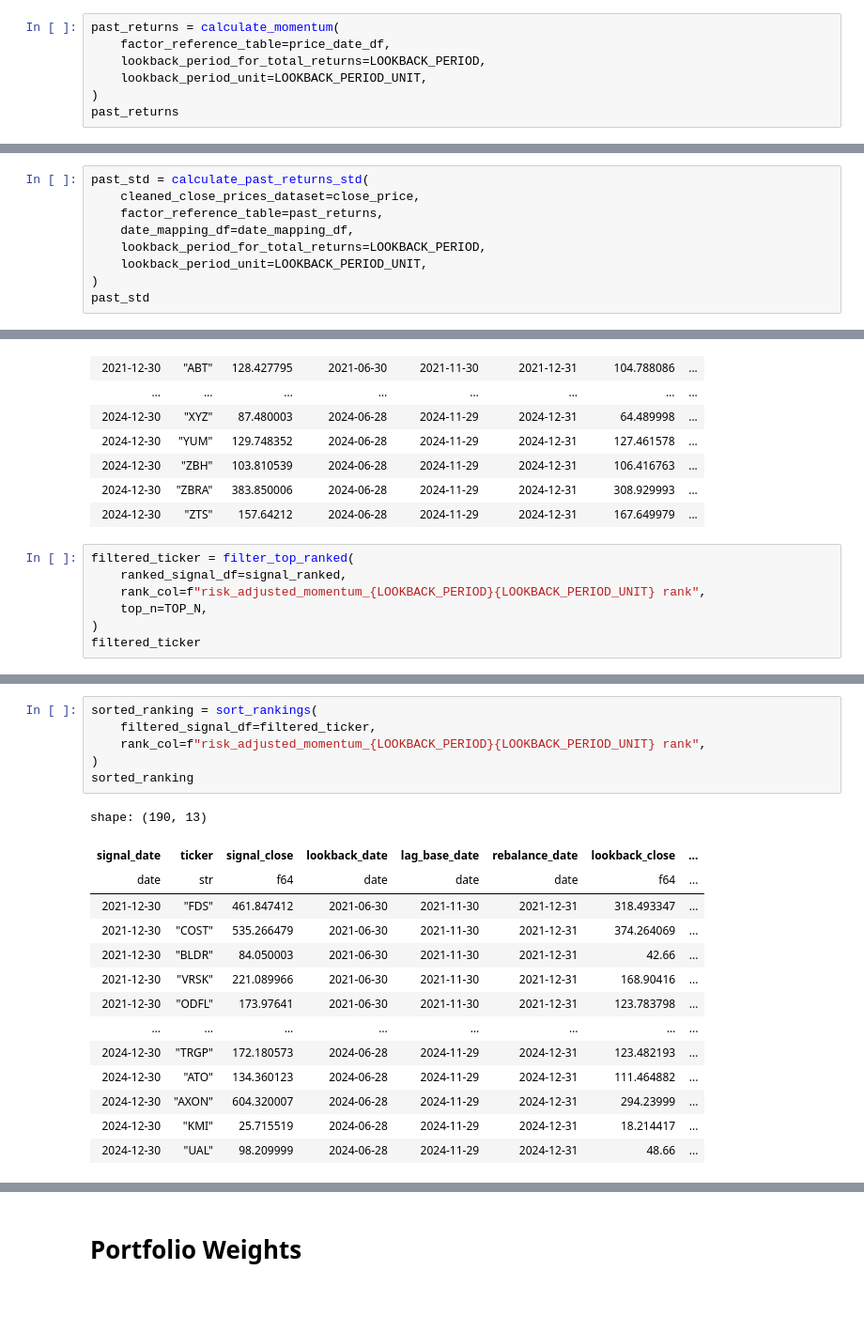
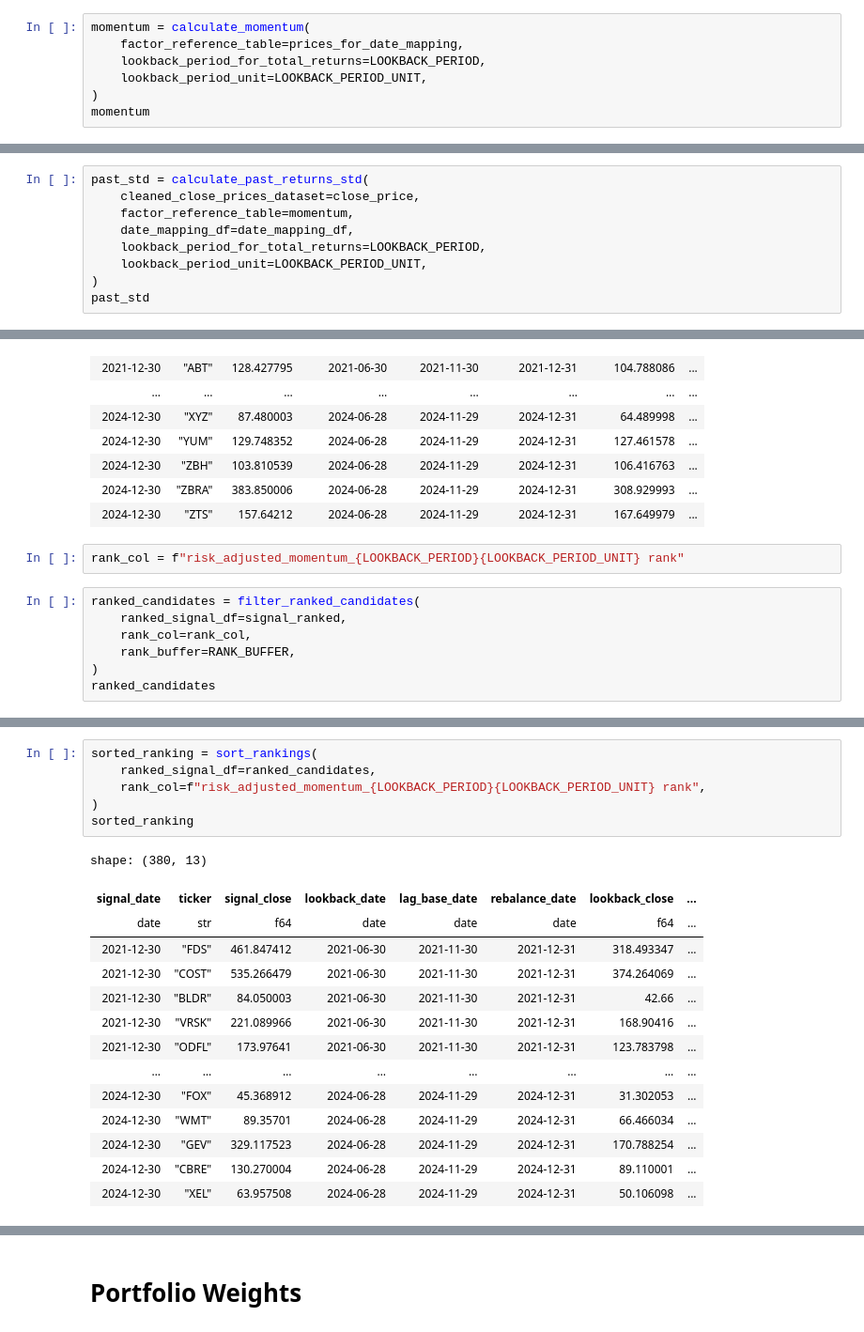
Before and after one commit to Luuuuuuuucas/polars-investment-strategy, a Jupyter notebook: notebooks/test_notebook.ipynb, the cells around one changed output, grey strips where cells are left out. Shown at 94% size. Saved outputs shown, nothing was run; the diff lists cells and outputs as text; blank space fills up the shorter version.

```diff
--- a/notebooks/test_notebook.ipynb
+++ b/notebooks/test_notebook.ipynb
@@ -133,12 +135,12 @@ shape: (9_557, 9)
 | 2024-12-30 | "ZBRA" | 383.850006 | 2024-06-28 | 2024-11-29 | 2024-12-31 | 308.929993 | ... |
 | 2024-12-30 | "ZTS" | 157.64212 | 2024-06-28 | 2024-11-29 | 2024-12-31 | 167.649979 | ... |
 # %%
-past_returns = calculate_momentum(
-    factor_reference_table=price_date_df,
+momentum = calculate_momentum(
+    factor_reference_table=prices_for_date_mapping,
     lookback_period_for_total_returns=LOOKBACK_PERIOD,
     lookback_period_unit=LOOKBACK_PERIOD_UNIT,
 )
-past_returns
+momentum
 # %% [output]
 shape: (9_557, 10)
 | signal_date | ticker | signal_close | lookback_date | lag_base_date | rebalance_date | lookback_close | ... |
@@ -157,7 +159,7 @@ shape: (9_557, 10)
 # %%
 past_std = calculate_past_returns_std(
     cleaned_close_prices_dataset=close_price,
-    factor_reference_table=past_returns,
+    factor_reference_table=momentum,
     date_mapping_df=date_mapping_df,
     lookback_period_for_total_returns=LOOKBACK_PERIOD,
     lookback_period_unit=LOOKBACK_PERIOD_UNIT,
@@ -223,11 +225,13 @@ shape: (9_557, 13)
 | 2024-12-30 | "ZBH" | 103.810539 | 2024-06-28 | 2024-11-29 | 2024-12-31 | 106.416763 | ... |
 | 2024-12-30 | "ZBRA" | 383.850006 | 2024-06-28 | 2024-11-29 | 2024-12-31 | 308.929993 | ... |
 | 2024-12-30 | "ZTS" | 157.64212 | 2024-06-28 | 2024-11-29 | 2024-12-31 | 167.649979 | ... |
+# %%
+rank_col = f"risk_adjusted_momentum_{LOOKBACK_PERIOD}{LOOKBACK_PERIOD_UNIT} rank"
 # %%
-filtered_ticker = filter_top_ranked(
+ranked_candidates = filter_ranked_candidates(
     ranked_signal_df=signal_ranked,
-    rank_col=f"risk_adjusted_momentum_{LOOKBACK_PERIOD}{LOOKBACK_PERIOD_UNIT} rank",
-    top_n=TOP_N,
+    rank_col=rank_col,
+    rank_buffer=RANK_BUFFER,
 )
-filtered_ticker
+ranked_candidates
 # %% [output]
@@ -248,21 +252,21 @@ shape: (190, 13)
 # %%
 sorted_ranking = sort_rankings(
-    filtered_signal_df=filtered_ticker,
+    ranked_signal_df=ranked_candidates,
     rank_col=f"risk_adjusted_momentum_{LOOKBACK_PERIOD}{LOOKBACK_PERIOD_UNIT} rank",
 )
 sorted_ranking
 # %% [output]
-shape: (190, 13)
+shape: (380, 13)
 | signal_date | ticker | signal_close | lookback_date | lag_base_date | rebalance_date | lookback_close | ... |
 | date | str | f64 | date | date | date | f64 | ... |
 | 2021-12-30 | "FDS" | 461.847412 | 2021-06-30 | 2021-11-30 | 2021-12-31 | 318.493347 | ... |
 | 2021-12-30 | "COST" | 535.266479 | 2021-06-30 | 2021-11-30 | 2021-12-31 | 374.264069 | ... |
 | 2021-12-30 | "BLDR" | 84.050003 | 2021-06-30 | 2021-11-30 | 2021-12-31 | 42.66 | ... |
 | 2021-12-30 | "VRSK" | 221.089966 | 2021-06-30 | 2021-11-30 | 2021-12-31 | 168.90416 | ... |
 | 2021-12-30 | "ODFL" | 173.97641 | 2021-06-30 | 2021-11-30 | 2021-12-31 | 123.783798 | ... |
 | … | … | … | … | … | … | … | ... |
-| 2024-12-30 | "TRGP" | 172.180573 | 2024-06-28 | 2024-11-29 | 2024-12-31 | 123.482193 | ... |
-| 2024-12-30 | "ATO" | 134.360123 | 2024-06-28 | 2024-11-29 | 2024-12-31 | 111.464882 | ... |
-| 2024-12-30 | "AXON" | 604.320007 | 2024-06-28 | 2024-11-29 | 2024-12-31 | 294.23999 | ... |
-| 2024-12-30 | "KMI" | 25.715519 | 2024-06-28 | 2024-11-29 | 2024-12-31 | 18.214417 | ... |
-| 2024-12-30 | "UAL" | 98.209999 | 2024-06-28 | 2024-11-29 | 2024-12-31 | 48.66 | ... |
+| 2024-12-30 | "FOX" | 45.368912 | 2024-06-28 | 2024-11-29 | 2024-12-31 | 31.302053 | ... |
+| 2024-12-30 | "WMT" | 89.35701 | 2024-06-28 | 2024-11-29 | 2024-12-31 | 66.466034 | ... |
+| 2024-12-30 | "GEV" | 329.117523 | 2024-06-28 | 2024-11-29 | 2024-12-31 | 170.788254 | ... |
+| 2024-12-30 | "CBRE" | 130.270004 | 2024-06-28 | 2024-11-29 | 2024-12-31 | 89.110001 | ... |
+| 2024-12-30 | "XEL" | 63.957508 | 2024-06-28 | 2024-11-29 | 2024-12-31 | 50.106098 | ... |
```
Also changed, not shown: parts of 43 cells of this notebook, 4 other files.
